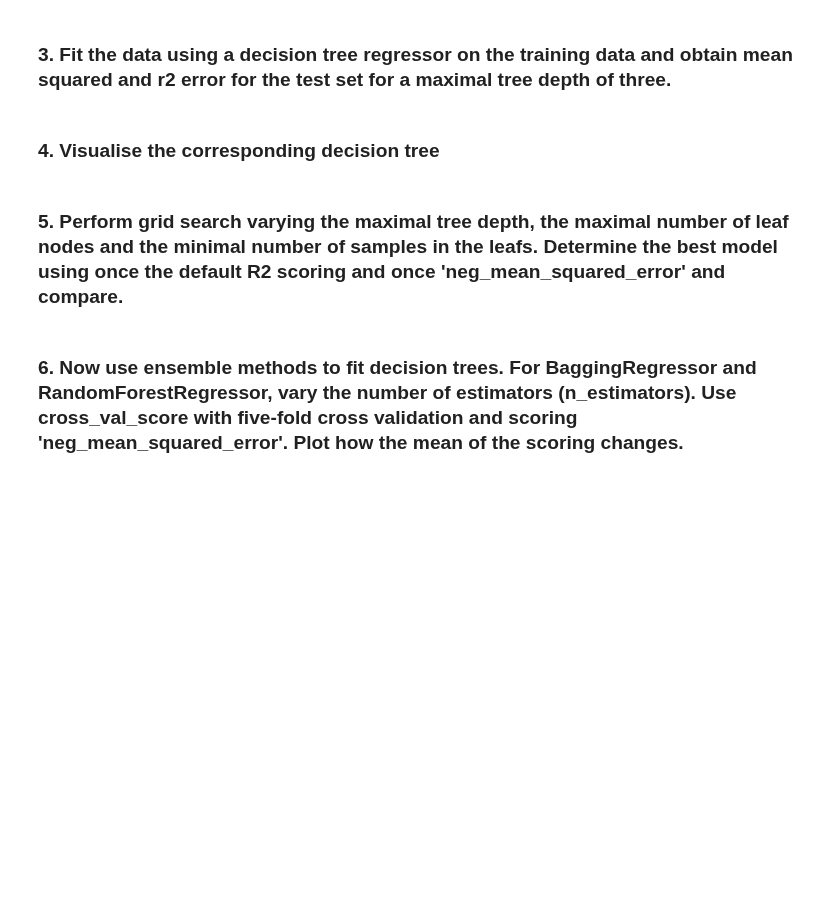
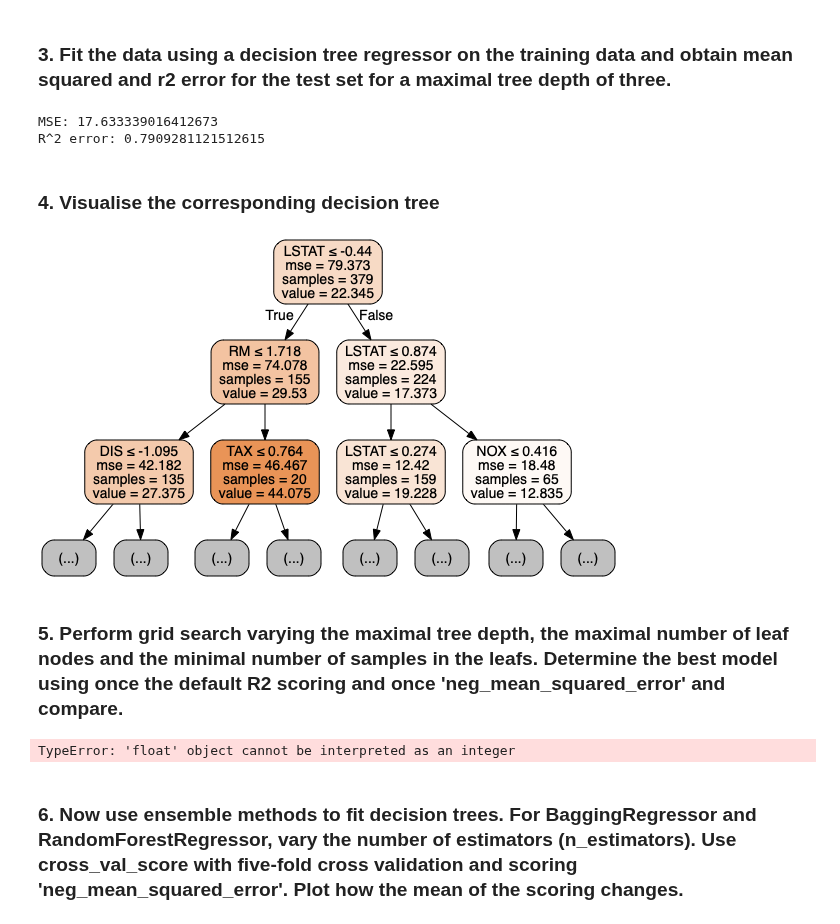
Before and after one commit to a3o1m2/DSI11-lessons, a Jupyter notebook: week06/day2_bagging_random_forests/random-forests-lab/ensemble-lab-startercode.ipynb, the cells around one changed output. Saved outputs shown, nothing was run; the diff lists cells and outputs as text; code cells hidden in the pictures; blank space fills up the shorter version.

```diff
--- a/week06/day2_bagging_random_forests/random-forests-lab/ensemble-lab-startercode.ipynb
+++ b/week06/day2_bagging_random_forests/random-forests-lab/ensemble-lab-startercode.ipynb
@@ -98,12 +98,67 @@ X.describe()
 | max | 88.976200 | 100.000000 | 27.740000 | 1.000000 | 0.871000 | 8.780000 | 100.000000 | 12.126500 | 24.000000 | 711.000000 | 22.000000 | ... |
 # %% [markdown]
 ### 2. Split into train and test sets and rescale the data with the standard scaler
+# %%
+X_train, X_test, y_train, y_test = train_test_split(X,y,random_state=1)
+
+from sklearn.preprocessing import StandardScaler
+scaler = StandardScaler()
+X_train = scaler.fit_transform(X_train)
+X_test = scaler.transform(X_test)
 # %% [markdown]
 ### 3. Fit the data using a decision tree regressor on the training data and obtain mean squared and r2 error for the test set for a maximal tree depth of three.
+# %%
+from sklearn.tree import DecisionTreeRegressor
+from sklearn.metrics import mean_squared_error
+
+regressor3 = DecisionTreeRegressor(max_depth=3)
+regressor3.fit(X_train,y_train)
+
+print('MSE:', mean_squared_error(y_test, regressor3.predict(X_test)))
+print('R^2 error:', cross_val_score(regressor3, X_test, y_test, cv=5).mean())
+# %% [output]
+MSE: 17.633339016412673
+R^2 error: 0.7909281121512615
 # %% [markdown]
 ### 4. Visualise the corresponding decision tree
+# %%
+from six import StringIO
+from sklearn.tree import export_graphviz
+import pydotplus
+from IPython.display import Image
+
+dot_data = StringIO()
+export_graphviz(regressor3,
+                out_file=dot_data,
+                max_depth=2,
+                filled=True,
+                rounded=True,
+                special_characters=True,
+                feature_names=boston.feature_names
+                )
+
+graph = pydotplus.graph_from_dot_data(dot_data.getvalue())
+
+Image(graph.create_png())
+# %% [output]
+[figure, added]
 # %% [markdown]
 ### 5. Perform grid search varying the maximal tree depth, the maximal number of leaf nodes and the minimal number of samples in the leafs. Determine the best model using once the default R2 scoring and once 'neg_mean_squared_error' and compare.
+# %%
+from sklearn.model_selection import GridSearchCV
+
+regressor = DecisionTreeRegressor()
+regressor_params = {'max_depth': list(np.linspace(1,20,2))+[None],
+                    'max_leaf_nodes': list(np.linspace(1,20,2)),
+                    'min_samples_leaf': list(range(0.1,1))}
+
+gs = GridSearchCV(regressor, regressor_params, n_jobs=2, cv=5, verbose=1, scoring='neg_mean_squared_error')
+gs.fit(X_train,y_train)
+
+print('MSE:', -gs.score(X_train, y_train))
+print('R^2 error:', -gs.score(X_train, y_train))
+# %% [output]
+TypeError: 'float' object cannot be interpreted as an integer
 # %% [markdown]
 ### 6. Now use ensemble methods to fit decision trees. For BaggingRegressor and RandomForestRegressor, vary the number of estimators (n_estimators). Use cross_val_score with five-fold cross validation and scoring 'neg_mean_squared_error'. Plot how the mean of the scoring changes.
 # %%
```
Also changed, not shown: 35 other files.
